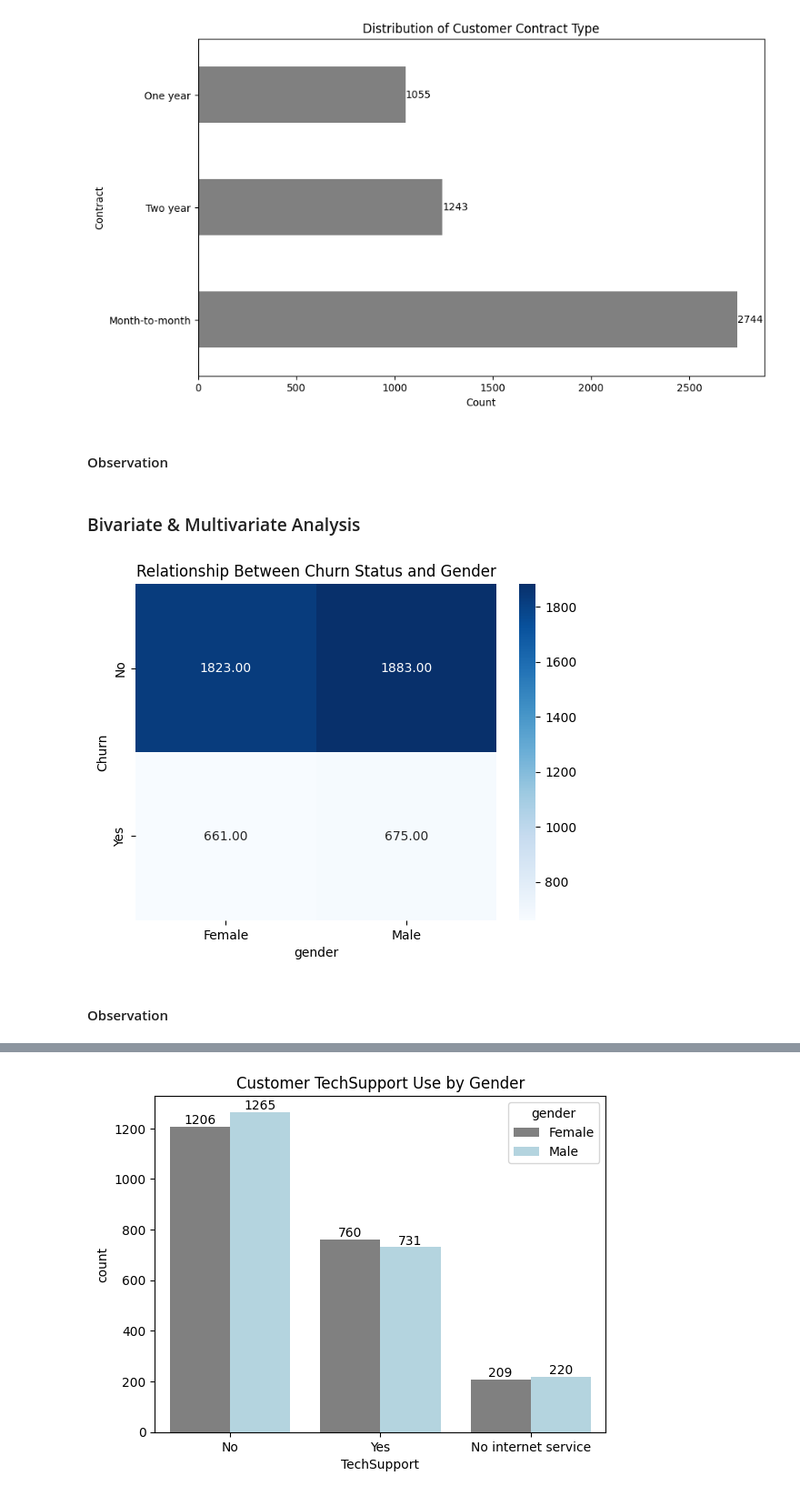
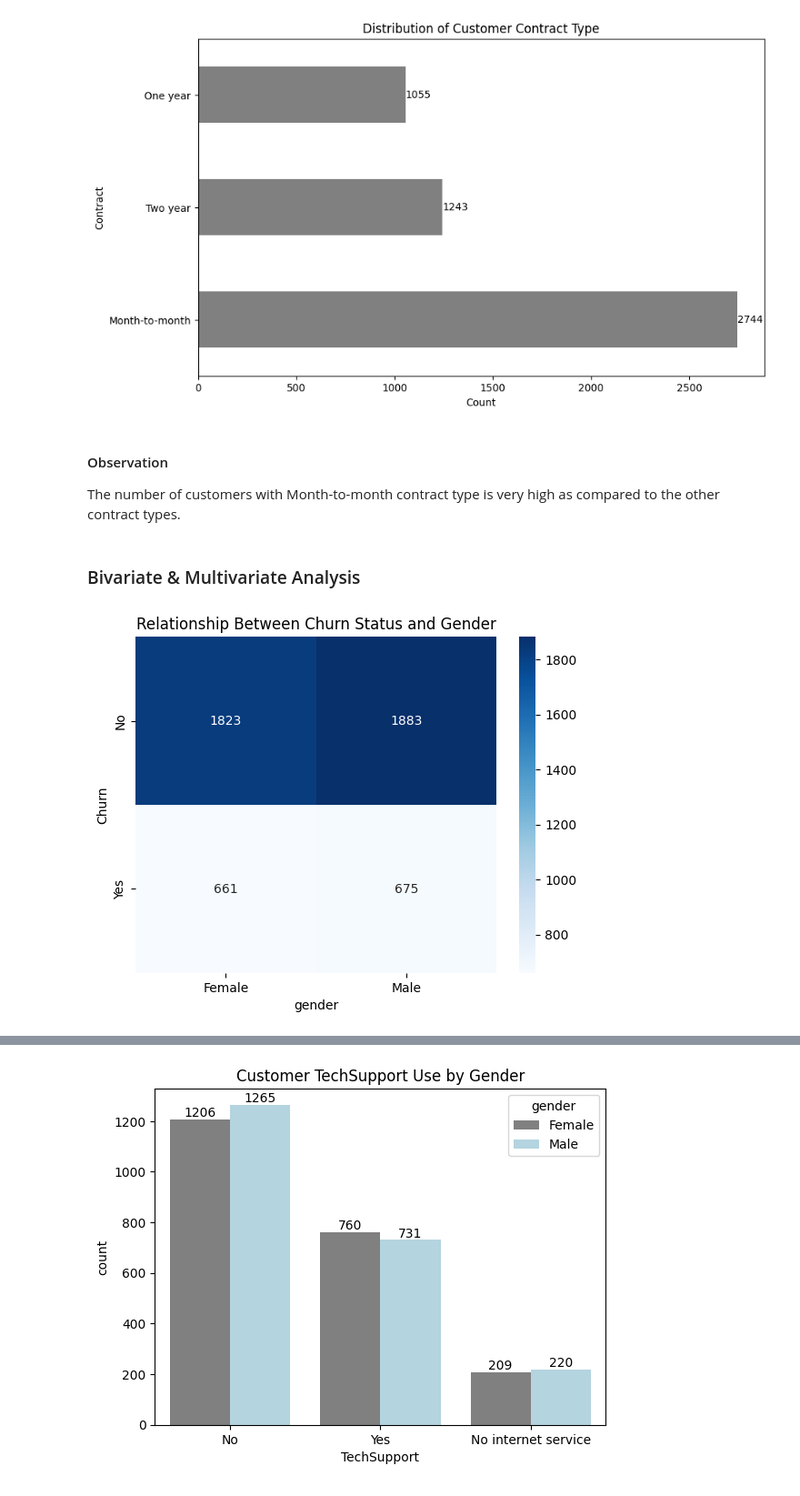
Before and after one commit to pk-aduyaw/Customer_Churn_Classification_Project, a Jupyter notebook: customer_churn_classification_model_project.ipynb, the cells around one changed output, grey strips where cells are left out. Shown at 91% size. Drawn from its saved outputs; the diff is of its cells as text; code cells hidden in the pictures.

```diff
--- a/customer_churn_classification_model_project.ipynb
+++ b/customer_churn_classification_model_project.ipynb
@@ -521,15 +527,14 @@ plt.xlabel('Count')
 plt.show()
 # %% [output]
 [figure]
-# %% [markdown]
-#### Observation
+# %% [markdown]
+#### Observation
+The number of customers with Month-to-month contract type is very high as compared to the other contract types.
 # %% [markdown]
 ### Bivariate & Multivariate Analysis
 # %%
-sns.heatmap(pd.crosstab(full_model_df['Churn'],full_model_df['gender']), cmap='Blues', annot=True,fmt='.2f')
+sns.heatmap(pd.crosstab(full_model_df['Churn'],full_model_df['gender']), cmap='Blues', annot=True,fmt='.0f')
 plt.title('Relationship Between Churn Status and Gender')
 plt.show()
 # %% [output]
-[figure, old version]
+[figure, new version]
-# %% [markdown]
-#### Observation
```
Also changed, not shown: parts of 97 cells of this notebook, 4 other files.
